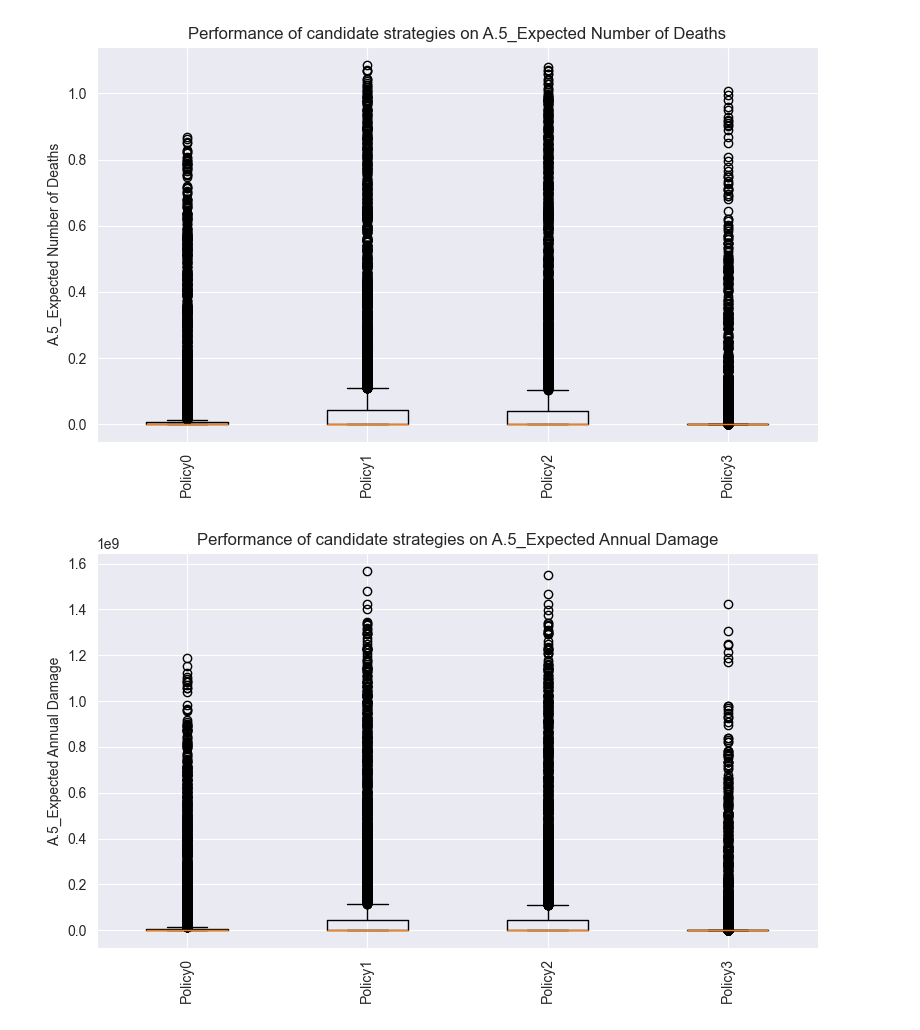
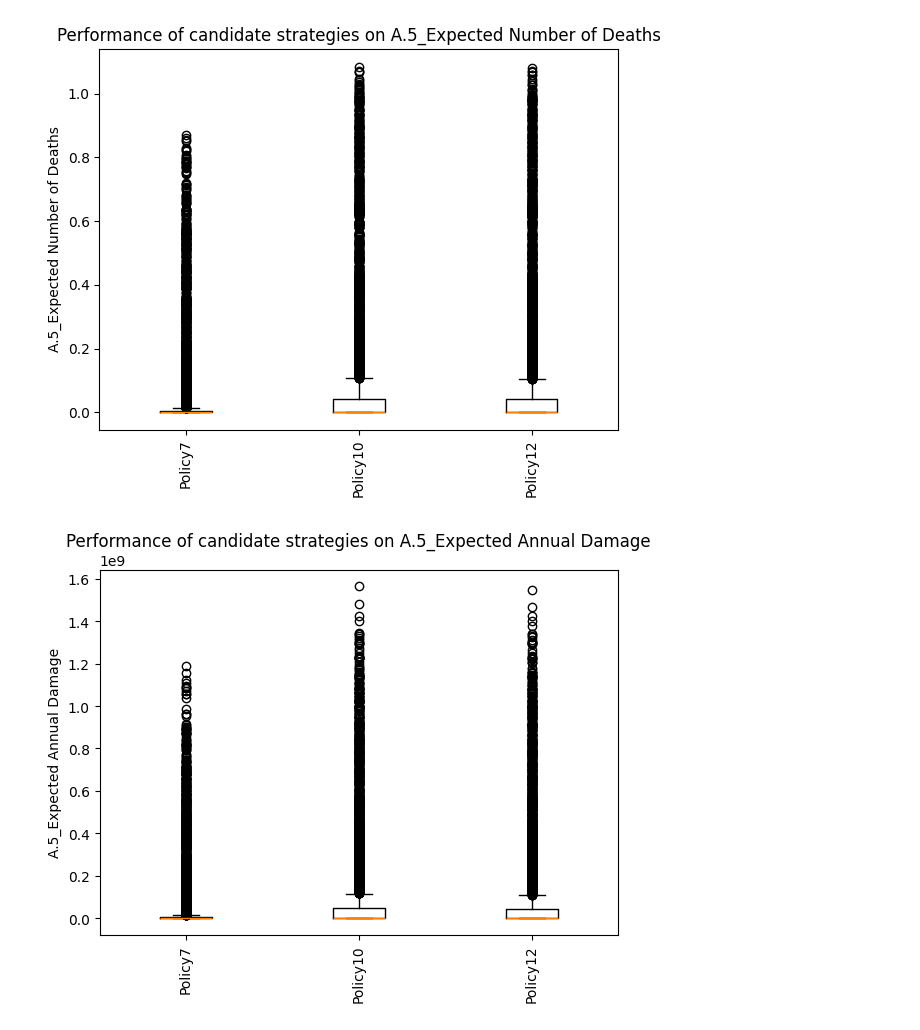
Before and after one commit to roesel1/EPA141A---MD, a Jupyter notebook: final assignment/Boxplots.ipynb, the cells around one changed output. Cells and saved outputs as stored; diff of their text form; code cells hidden in the pictures.

Commit message:
Created the Boxplots

```diff
--- a/final assignment/Boxplots.ipynb
+++ b/final assignment/Boxplots.ipynb
@@ -20,40 +20,44 @@ dike_model, planning_steps = get_model_for_problem_formulation(6)
 experiments = pd.read_csv('Results/Final_policies_experiments.csv')
 outcomes = pd.read_csv('Results/Final_policies_outcomes.csv')
 outcomes.drop(columns='Unnamed: 0', inplace=True)
+# %%
+# Join the outcomes and experiments, drop unnecessary columns and filter out the poilcy that should not be included
+results = experiments.join(outcomes)
+results.drop(columns='Unnamed: 0', inplace=True)
+results = results[results['2_RfR 0'] == 0]
 # %%
 # Define a function to split the outcome dataframe into multiple dataframes for each candidate strategy
 def split_dataframes(dataframe):
     dataframes = []
     # Manually determine the splitting indexes
-    for i in range(6000, 24001, 6000):
+    for i in range(6000, 18001, 6000):
         start = i - 6000
         end = i
         df = dataframe.iloc[start:end]
         dataframes.append(df)
     return dataframes
 
 # Define a function to plot a boxplot for each policy
-def Boxplots_policies(dataframes, outcomes, x_labels):
+def Boxplots_policies(dataframes, x_labels):
     # Loop over the objectives and retrieve the data for that objective
     # Plot a Boxplot
-    for out in outcomes:
-        data = [df[out].dropna() for df in dataframes if out in df.columns]
-        plt.figure(figsize=(8, 5))
+    for out in dike_model.outcomes:
+        data = [df[out.name] for df in dataframes]
+        plt.figure(figsize=(6, 5))
         plt.boxplot(data, labels=x_labels)
-        plt.title(f'Performance of candidate strategies on {out}')
-        plt.ylabel(out)
+        plt.title(f'Performance of candidate strategies on {out.name}')
+        plt.ylabel(out.name)
         plt.xticks(rotation=90)
         plt.tight_layout()
-        plt.savefig(f'Plots/Performance of candidate strategies on {out}.png')
+        plt.savefig(f'Plots/Performance of candidate strategies on {out.name}.png')
         plt.show()
 
-# Create a list of dataframes by calling the pre-defined function
-dataframes = split_dataframes(outcomes)
-# Define a list of labels for the x-axis
-x_labels = [f'Policy{i}' for i in range(len(dataframes))]
-
+# Define a list of dataframes by calling the split_dataframes function
+dataframes = split_dataframes(results)
+# Define a list of labels
+x_labels = results['policy'].unique()
 # Create the boxplots
-Boxplots_policies(dataframes, list(outcomes.columns), x_labels)
+Boxplots_policies(dataframes, x_labels)
 # %% [output]
-[figure, old version]
+[figure, new version]
-[figure, old version]
+[figure, new version]
```
Also changed, not shown: parts of 11 cells of this notebook, 19 other files.
